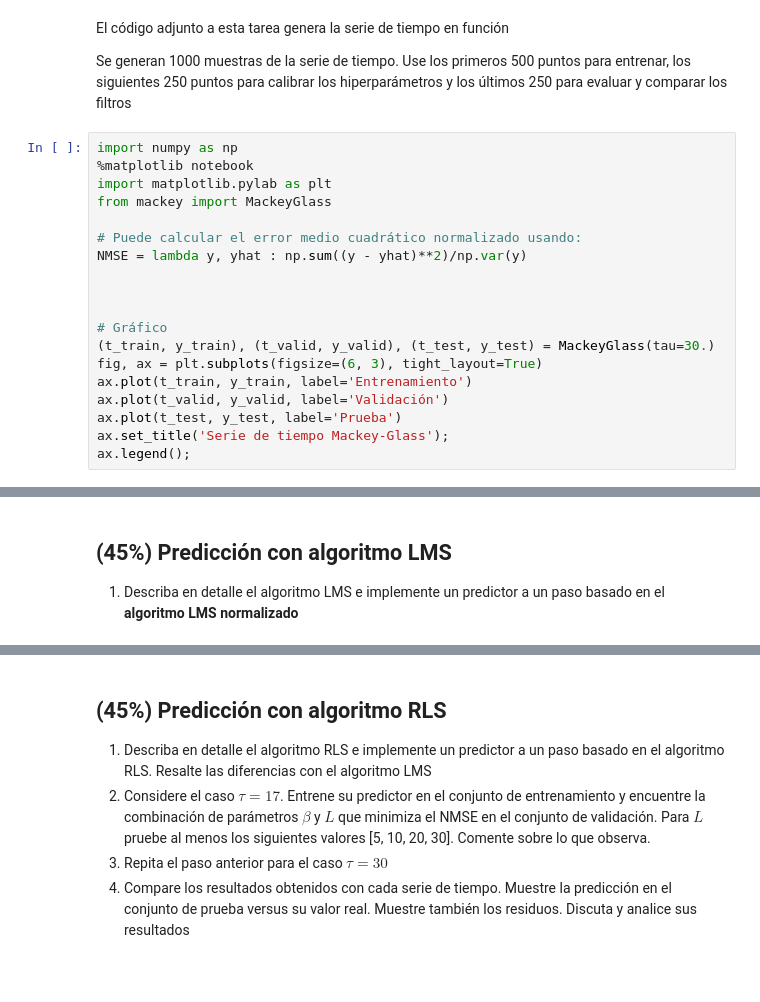
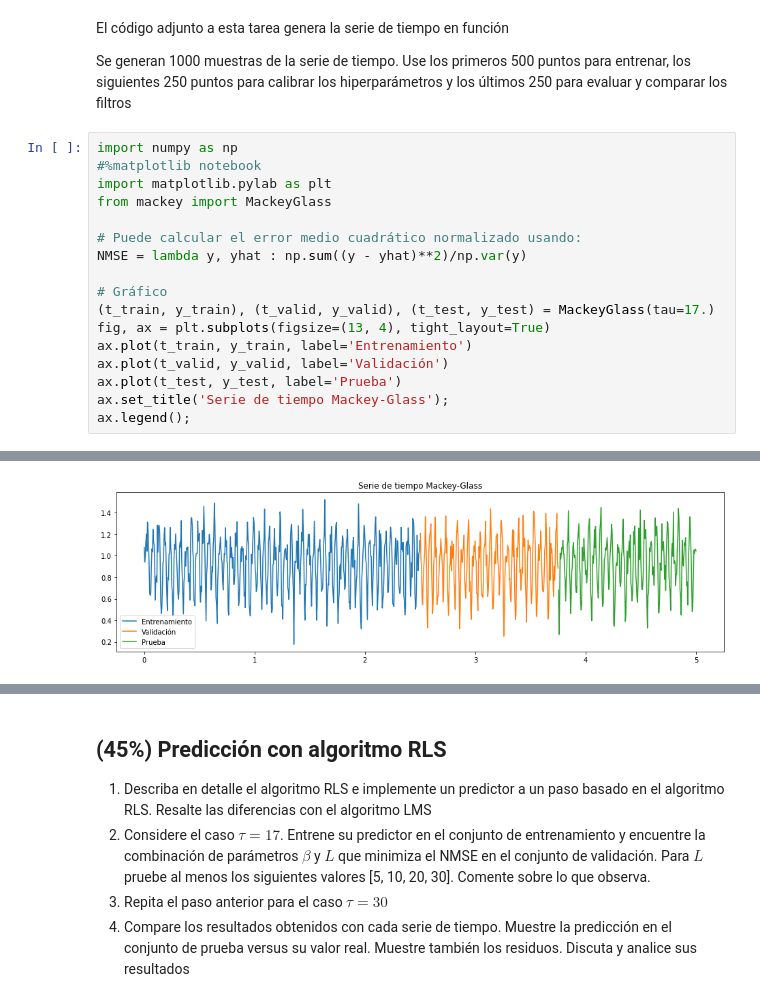
Before and after one commit to ehopperdietzel/Predictores-Adaptivos, a Jupyter notebook: tarea3_info183.ipynb, the cells around one changed output, grey strips where cells are left out. Drawn from its saved outputs; the diff is of its cells as text; blank space fills up the shorter version.

```diff
--- a/tarea3_info183.ipynb
+++ b/tarea3_info183.ipynb
@@ -32,18 +36,16 @@ El código adjunto a esta tarea genera la serie de tiempo en función
 Se generan 1000 muestras de la serie de tiempo. Use los primeros 500 puntos para entrenar, los siguientes 250 puntos para calibrar los hiperparámetros y los últimos 250 para evaluar y comparar los filtros
 # %%
 import numpy as np
-%matplotlib notebook
+#%matplotlib notebook
 import matplotlib.pylab as plt
 from mackey import MackeyGlass
 
 # Puede calcular el error medio cuadrático normalizado usando:
 NMSE = lambda y, yhat : np.sum((y - yhat)**2)/np.var(y)
 
-
-
 # Gráfico
-(t_train, y_train), (t_valid, y_valid), (t_test, y_test) = MackeyGlass(tau=30.)
-fig, ax = plt.subplots(figsize=(6, 3), tight_layout=True)
+(t_train, y_train), (t_valid, y_valid), (t_test, y_test) = MackeyGlass(tau=17.)
+fig, ax = plt.subplots(figsize=(13, 4), tight_layout=True)
 ax.plot(t_train, y_train, label='Entrenamiento')
 ax.plot(t_valid, y_valid, label='Validación')
 ax.plot(t_test, y_test, label='Prueba')
@@ -55,5 +55 @@ ax.legend();
+[figure, added]
-# %% [markdown]
-
-## (45%) Predicción con algoritmo LMS
-
-1. Describa en detalle el algoritmo LMS e implemente un predictor a un paso basado en el **algoritmo LMS normalizado**
```
Also changed, not shown: parts of 30 cells of this notebook.
